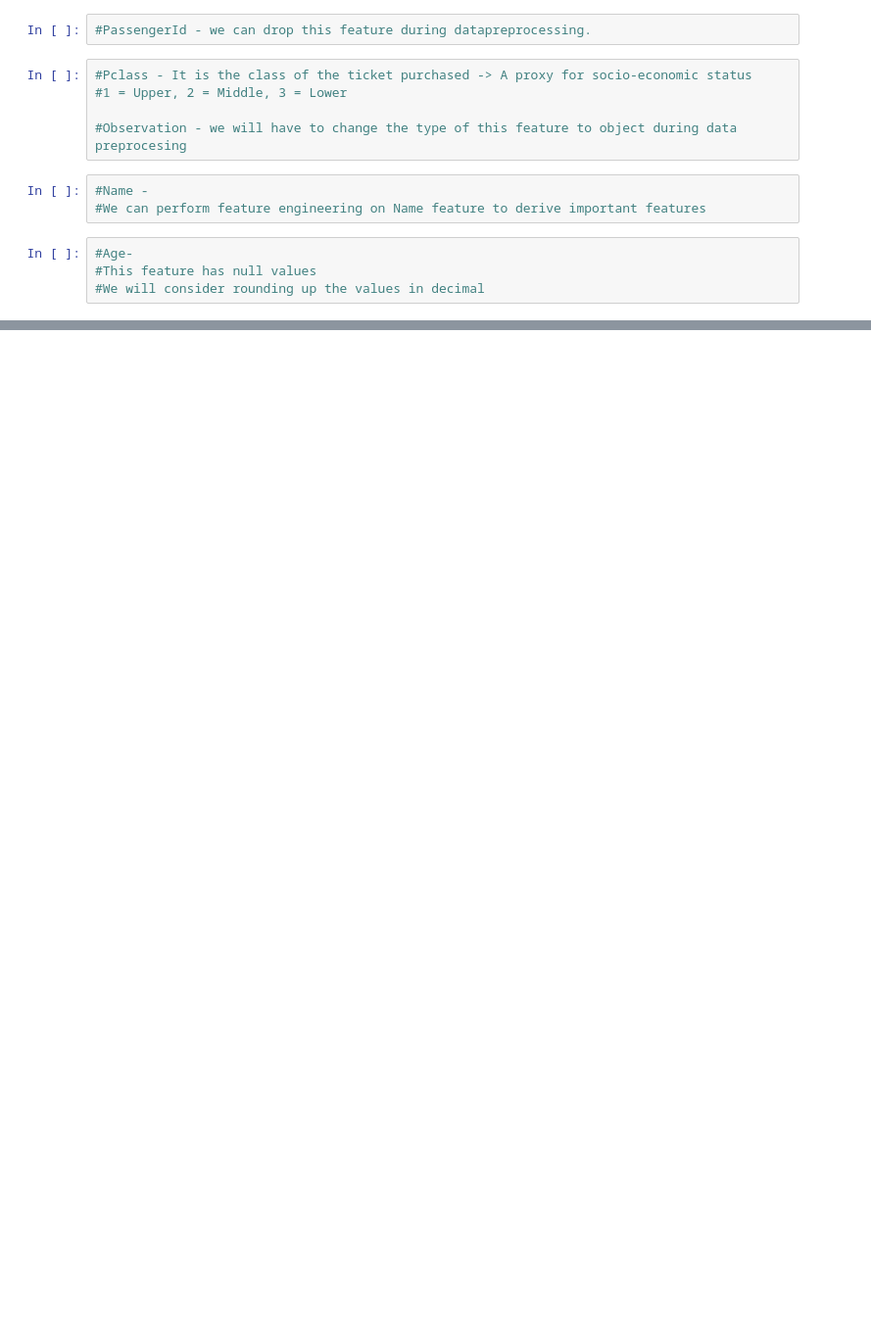
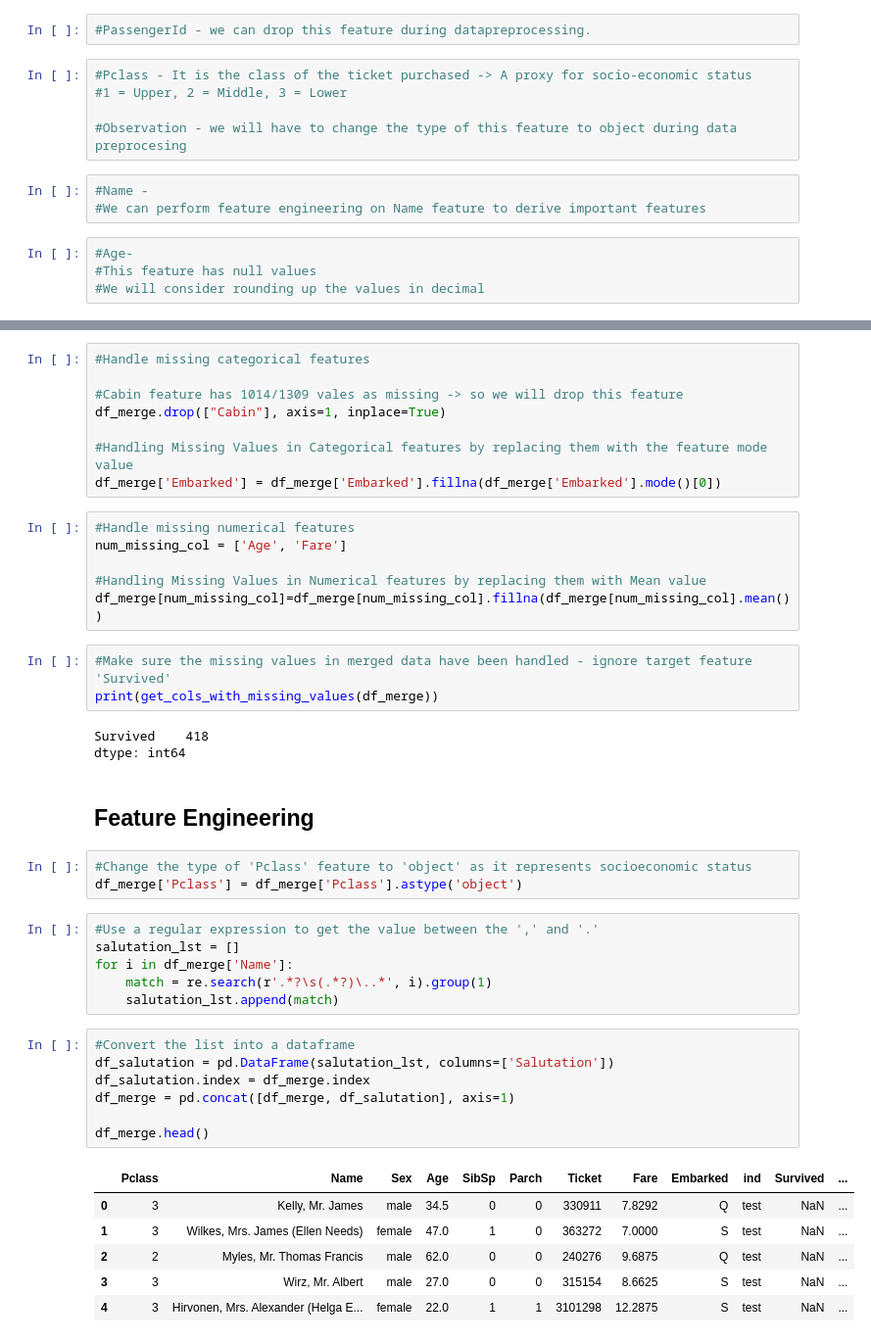
Before and after one commit to ParisRohan/Kaggle_DataScience_Projects, a Jupyter notebook: rp-titanic-1.ipynb, the cells around one changed output, grey strips where cells are left out. Shown at 98% size. Saved outputs shown, nothing was run; the diff lists cells and outputs as text; blank space fills up the shorter version.

```diff
--- a/rp-titanic-1.ipynb
+++ b/rp-titanic-1.ipynb
@@ -201,0 +265,45 @@ Name: Age, dtype: float64
+# %%
+#Handle missing categorical features
+
+#Cabin feature has 1014/1309 vales as missing -> so we will drop this feature
+df_merge.drop(["Cabin"], axis=1, inplace=True)
+
+#Handling Missing Values in Categorical features by replacing them with the feature mode value
+df_merge['Embarked'] = df_merge['Embarked'].fillna(df_merge['Embarked'].mode()[0])
+# %%
+#Handle missing numerical features
+num_missing_col = ['Age', 'Fare']
+
+#Handling Missing Values in Numerical features by replacing them with Mean value
+df_merge[num_missing_col]=df_merge[num_missing_col].fillna(df_merge[num_missing_col].mean())
+# %%
+#Make sure the missing values in merged data have been handled - ignore target feature 'Survived'
+print(get_cols_with_missing_values(df_merge))
+# %% [output]
+Survived    418
+dtype: int64
+# %% [markdown]
+## Feature Engineering
+# %%
+#Change the type of 'Pclass' feature to 'object' as it represents socioeconomic status
+df_merge['Pclass'] = df_merge['Pclass'].astype('object')
+# %%
+#Use a regular expression to get the value between the ',' and '.'
+salutation_lst = []
+for i in df_merge['Name']:
+    match = re.search(r'.*?\s(.*?)\..*', i).group(1)
+    salutation_lst.append(match)
+# %%
+#Convert the list into a dataframe
+df_salutation = pd.DataFrame(salutation_lst, columns=['Salutation'])
+df_salutation.index = df_merge.index
+df_merge = pd.concat([df_merge, df_salutation], axis=1)
+
+df_merge.head()
+# %% [output]
+|  | Pclass | Name | Sex | Age | SibSp | Parch | Ticket | Fare | Embarked | ind | Survived | ... |
+| 0 | 3 | Kelly, Mr. James | male | 34.5 | 0 | 0 | 330911 | 7.8292 | Q | test | NaN | ... |
+| 1 | 3 | Wilkes, Mrs. James (Ellen Needs) | female | 47.0 | 1 | 0 | 363272 | 7.0000 | S | test | NaN | ... |
+| 2 | 2 | Myles, Mr. Thomas Francis | male | 62.0 | 0 | 0 | 240276 | 9.6875 | Q | test | NaN | ... |
+| 3 | 3 | Wirz, Mr. Albert | male | 27.0 | 0 | 0 | 315154 | 8.6625 | S | test | NaN | ... |
+| 4 | 3 | Hirvonen, Mrs. Alexander (Helga E... | female | 22.0 | 1 | 1 | 3101298 | 12.2875 | S | test | NaN | ... |
```
Also changed, not shown: parts of 16 cells of this notebook.
